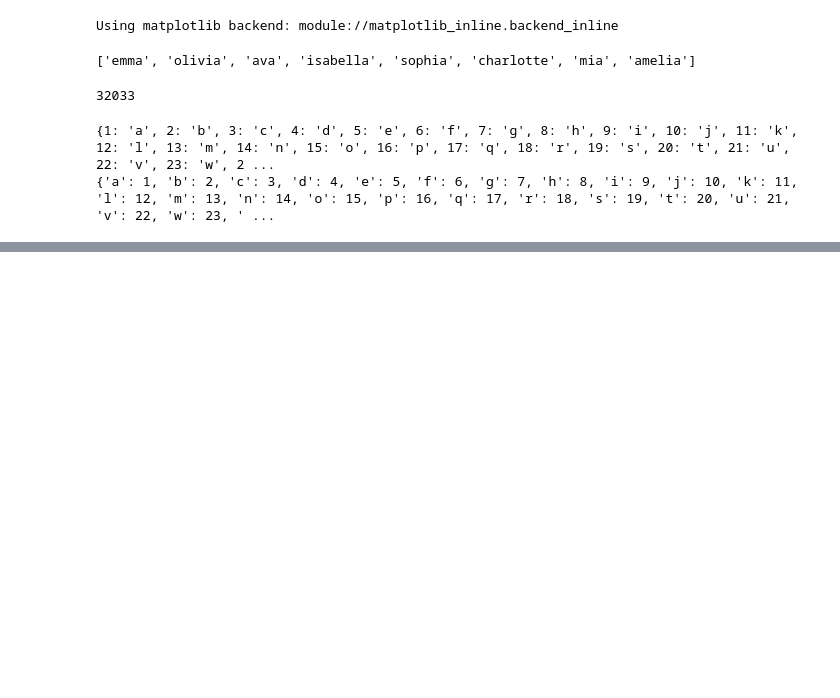
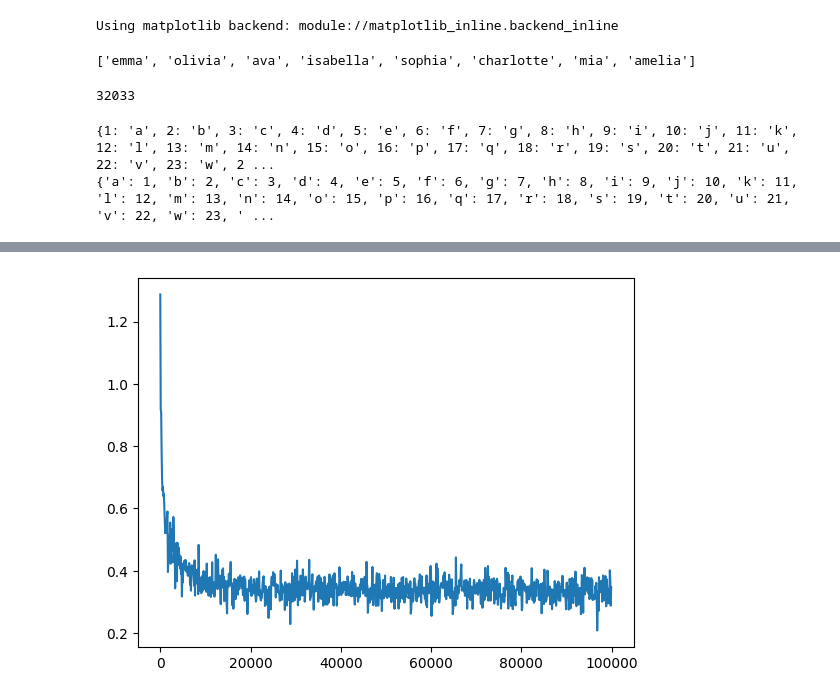
Before and after one commit to Michaelmvh/deep-learning-from-scratch, a Jupyter notebook: zero to hero/3. makemore - MLP/makemore.ipynb, the cells around one changed output, grey strips where cells are left out. Drawn from its saved outputs; the diff is of its cells as text; code cells hidden in the pictures; blank space fills up the shorter version.

```diff
--- a/zero to hero/3. makemore - MLP/makemore.ipynb
+++ b/zero to hero/3. makemore - MLP/makemore.ipynb
@@ -117,0 +404,11 @@ W1 = torch.randn(())
+# %%
+vocab_size = 27
+char_embedding_size = 100
+block_size = 3
+hidden_layer_size = 100
+learning_rate = 0.1
+epochs = 100_000
+batch_size = 64
+
+run_experiment(vocab_size= vocab_size, char_embedding_size = char_embedding_size, block_size=block_size, hidden_layer_size=hidden_layer_size, learning_rate=learning_rate, epochs=epochs, batch_size=batch_size)
+# %% [output]
@@ -117,0 +418 @@ W1 = torch.randn(())
+[figure, added]
```
Also changed, not shown: parts of 43 cells of this notebook.
